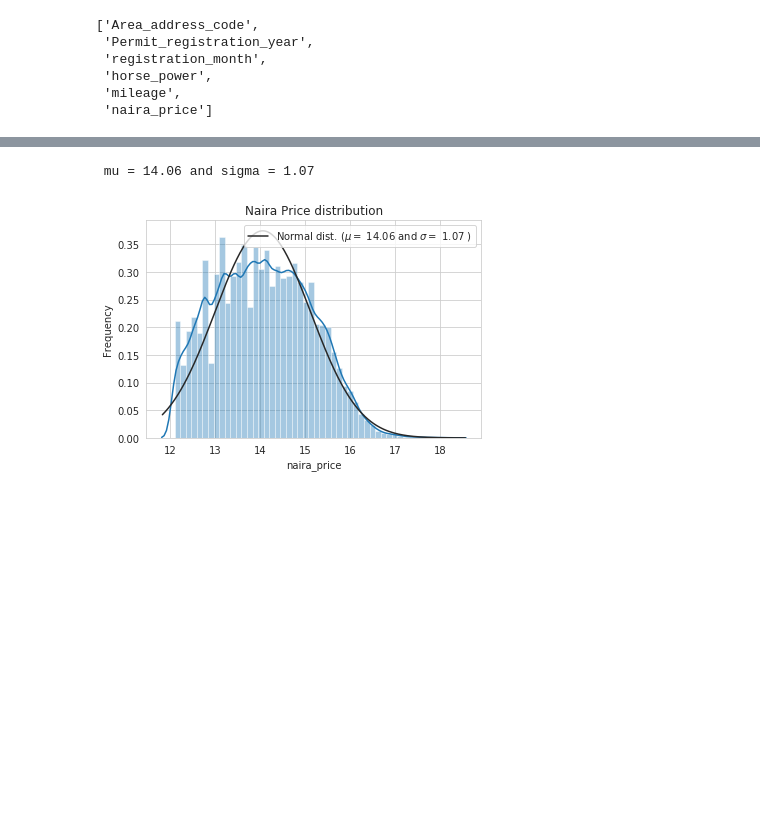
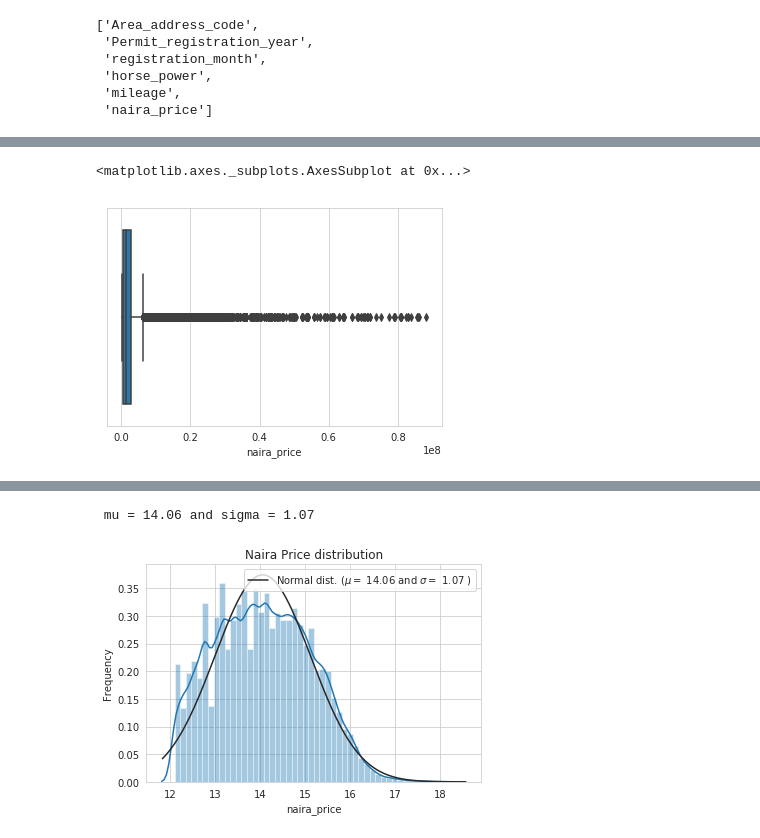
Before and after one commit to Ayanlola2002/Data-Science-Nigeria, a Jupyter notebook: best_car_price.ipynb, the cells around one changed output, grey strips where cells are left out. Drawn from its saved outputs; the diff is of its cells as text; code cells hidden in the pictures; blank space fills up the shorter version.

```diff
--- a/best_car_price.ipynb
+++ b/best_car_price.ipynb
@@ -153,0 +158,22 @@ There are 5 columns that have missing values.
+# %%
+#handling Missing Values
+train["Status_of_car_repair"] =train["Status_of_car_repair"].fillna("NA")
+
+#handling Missing Values
+train["car_type"] =train["car_type"].fillna("NA")
+
+#handling Missing Values
+train["gas_type"] =train["gas_type"].fillna("NA")
+
+#handling Missing Values
+train["model"] =train["model"].fillna("NA")
+
+
+#handling Missing Values
+train["gear_type"] =train["gear_type"].fillna("NA")
+# %%
+#remove outliers
+sns.boxplot(x=train['naira_price'])
+# %% [output]
+<matplotlib.axes._subplots.AxesSubplot at 0x...>
+[figure, added]
```
Also changed, not shown: parts of 32 cells of this notebook.
